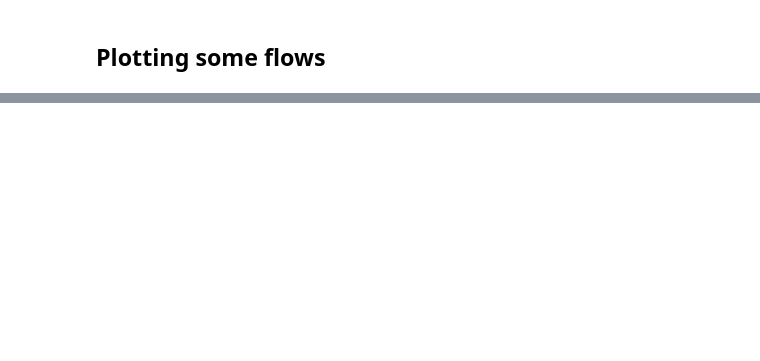
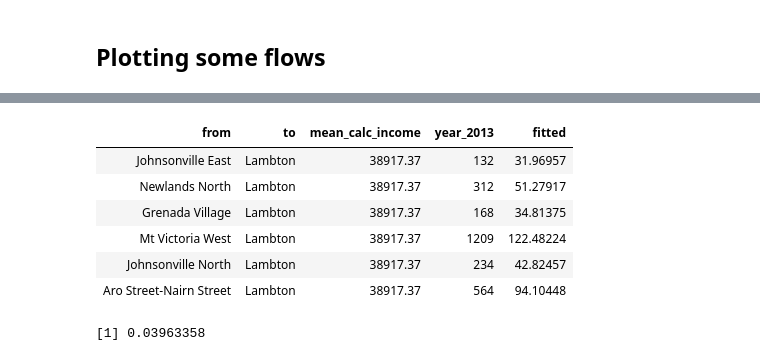
Before and after one commit to shriv/wellington-commutes, a Jupyter notebook: Commuting Flow Analysis.ipynb, the cells around one changed output, grey strips where cells are left out. Cells and saved outputs as stored; diff of their text form; code cells hidden in the pictures; blank space fills up the shorter version.

```diff
--- a/Commuting Flow Analysis.ipynb
+++ b/Commuting Flow Analysis.ipynb
@@ -287,0 +188,8 @@ plot(wgtn_grid, add=T)
+# %%
+#run the unconstrained model
+uncosim <- glm(year_2013 ~ log(commuting_popn) + log(mean_calc_income) + log(distance),
+               na.action = na.exclude, family = poisson(link = "log"), data = df_model)
+
+# Add fit to df
+df_model$fitted <- fitted(uncosim)
+summary(uncosim)
@@ -287,0 +214,14 @@ plot(wgtn_grid, add=T)
+# %%
+df_model %>% filter(to == 'Lambton') %>% select(from, to, mean_calc_income, year_2013, fitted) %>% head()
+# %% [output]
+| from | to | mean_calc_income | year_2013 | fitted |
+| Johnsonville East | Lambton | 38917.37 | 132 | 31.96957 |
+| Newlands North | Lambton | 38917.37 | 312 | 51.27917 |
+| Grenada Village | Lambton | 38917.37 | 168 | 34.81375 |
+| Mt Victoria West | Lambton | 38917.37 | 1209 | 122.48224 |
+| Johnsonville North | Lambton | 38917.37 | 234 | 42.82457 |
+| Aro Street-Nairn Street | Lambton | 38917.37 | 564 | 94.10448 |
+# %%
+CalcRSquared(df_model$year_2013, df_model$fitted)
+# %% [output]
+[1] 0.03963358
```
Also changed, not shown: parts of 36 cells of this notebook, 2 other files.
